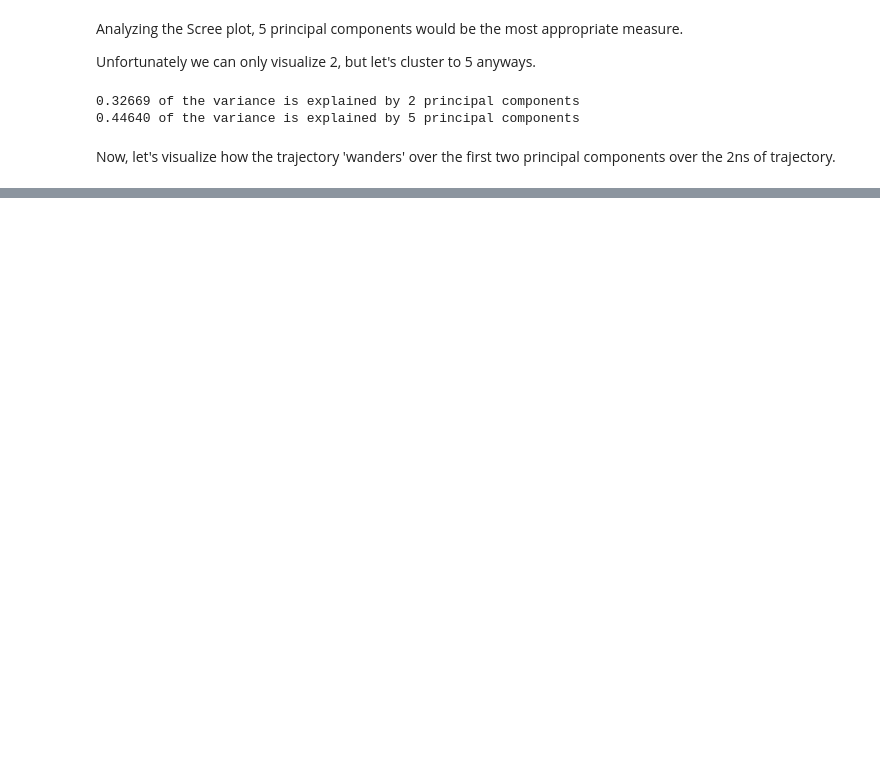
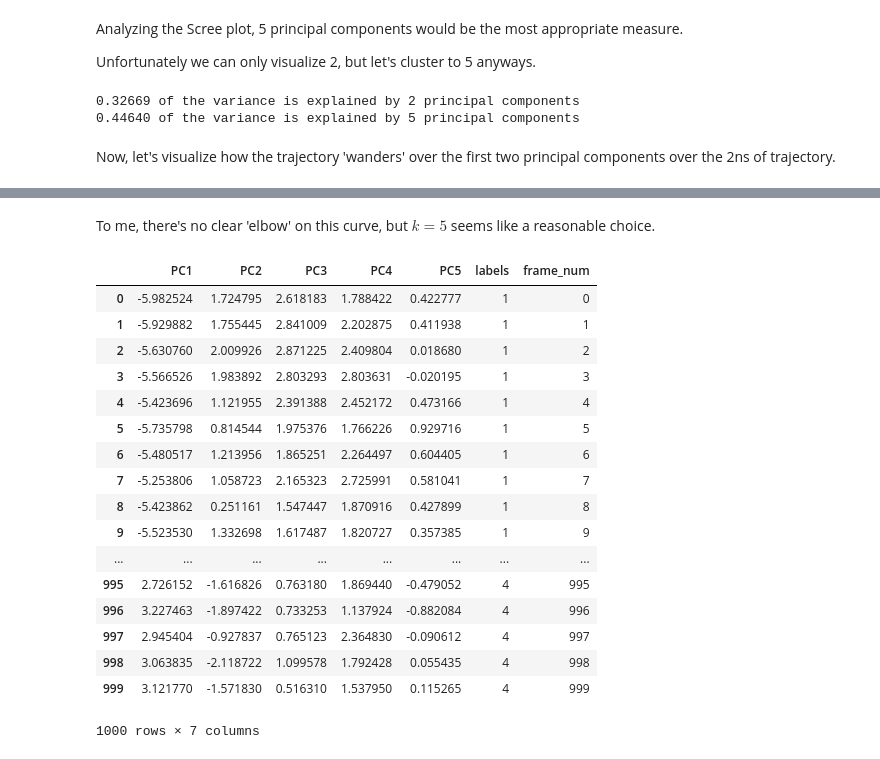
Before and after one commit to lacoperon/MDTrajectoryAnalysis, a Jupyter notebook: MDTrajClustering.ipynb, the cells around one changed output, grey strips where cells are left out. Cells and saved outputs as stored; diff of their text form; code cells hidden in the pictures; blank space fills up the shorter version.

```diff
--- a/MDTrajClustering.ipynb
+++ b/MDTrajClustering.ipynb
@@ -106,0 +110,27 @@ plt.title('Elbow curve')
+# %% [markdown]
+To me, there's no clear 'elbow' on this curve, but $k=5$ seems like a reasonable choice.
+# %%
+kmeans = KMeans(n_clusters=5)
+kmeans.fit(df)
+df['labels']  = pd.Series(kmeans.labels_)
+df['frame_num'] = pd.Series(range(len(eigenvalues)))
+df
+# %% [output]
+|  | PC1 | PC2 | PC3 | PC4 | PC5 | labels | frame_num |
+| 0 | -5.982524 | 1.724795 | 2.618183 | 1.788422 | 0.422777 | 1 | 0 |
+| 1 | -5.929882 | 1.755445 | 2.841009 | 2.202875 | 0.411938 | 1 | 1 |
+| 2 | -5.630760 | 2.009926 | 2.871225 | 2.409804 | 0.018680 | 1 | 2 |
+| 3 | -5.566526 | 1.983892 | 2.803293 | 2.803631 | -0.020195 | 1 | 3 |
+| 4 | -5.423696 | 1.121955 | 2.391388 | 2.452172 | 0.473166 | 1 | 4 |
+| 5 | -5.735798 | 0.814544 | 1.975376 | 1.766226 | 0.929716 | 1 | 5 |
+| 6 | -5.480517 | 1.213956 | 1.865251 | 2.264497 | 0.604405 | 1 | 6 |
+| 7 | -5.253806 | 1.058723 | 2.165323 | 2.725991 | 0.581041 | 1 | 7 |
+| 8 | -5.423862 | 0.251161 | 1.547447 | 1.870916 | 0.427899 | 1 | 8 |
+| 9 | -5.523530 | 1.332698 | 1.617487 | 1.820727 | 0.357385 | 1 | 9 |
+| ... | ... | ... | ... | ... | ... | ... | ... |
+| 995 | 2.726152 | -1.616826 | 0.763180 | 1.869440 | -0.479052 | 4 | 995 |
+| 996 | 3.227463 | -1.897422 | 0.733253 | 1.137924 | -0.882084 | 4 | 996 |
+| 997 | 2.945404 | -0.927837 | 0.765123 | 2.364830 | -0.090612 | 4 | 997 |
+| 998 | 3.063835 | -2.118722 | 1.099578 | 1.792428 | 0.055435 | 4 | 998 |
+| 999 | 3.121770 | -1.571830 | 0.516310 | 1.537950 | 0.115265 | 4 | 999 |
+1000 rows × 7 columns
```
Also changed, not shown: parts of 9 cells of this notebook.
